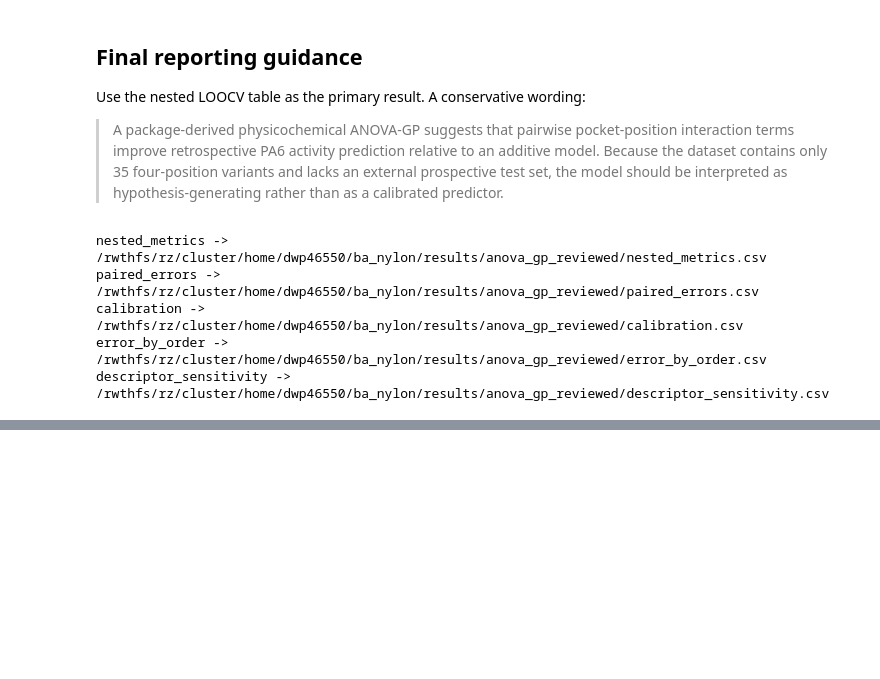
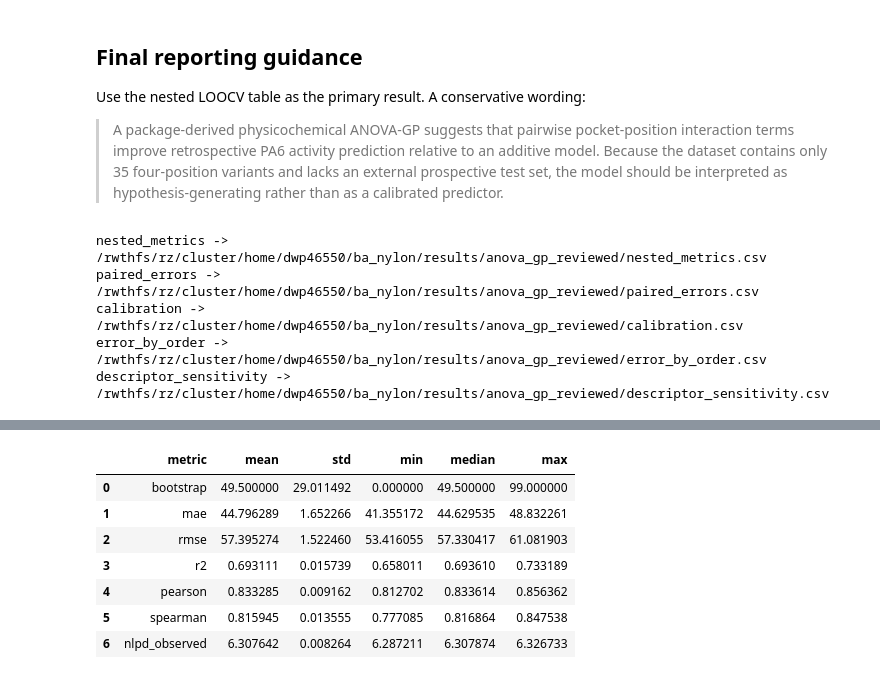
Before and after one commit to AJH305/nylon_md_features, a Jupyter notebook: Notebooks/03b_ANOVA_GP_review_updated.ipynb, the cells around one changed output, grey strips where cells are left out. Drawn from its saved outputs; the diff is of its cells as text; code cells hidden in the pictures; blank space fills up the shorter version.

```diff
--- a/Notebooks/03b_ANOVA_GP_review_updated.ipynb
+++ b/Notebooks/03b_ANOVA_GP_review_updated.ipynb
@@ -989,0 +1623,78 @@ descriptor_sensitivity -> /rwthfs/rz/cluster/home/dwp46550/ba_nylon/results/anov
+# %%
+rng = np.random.default_rng(42)
+
+
+def bootstrap_activity_targets(df_eval, rng):
+    df_boot = df_eval.copy()
+    activity_values = []
+    sem_values = []
+    for _, row in df_boot.iterrows():
+        vals = pd.to_numeric(row[activity_rep_cols], errors="coerce").dropna().to_numpy(dtype=float)
+        if len(vals) == 0:
+            activity_values.append(np.nan)
+            sem_values.append(np.nan)
+            continue
+        sampled = rng.choice(vals, size=len(vals), replace=True)
+        activity_values.append(float(np.mean(sampled)))
+        if len(sampled) > 1:
+            sem_values.append(float(np.std(sampled, ddof=1) / np.sqrt(len(sampled))))
+        else:
+            sem_values.append(float(fallback_sem))
+    df_boot["activity_pa6"] = activity_values
+    df_boot["activity_sem_for_gp"] = pd.Series(sem_values).fillna(fallback_sem).to_numpy()
+    return df_boot
+
+
+def bootstrap_primary_performance(df_eval, source, params, n_boot=100):
+    rows = []
+    for b in range(n_boot):
+        df_boot = bootstrap_activity_targets(df_eval, rng)
+        _, metrics = loocv_anova_gp(
+            df_boot,
+            source=source,
+            lengthscale=params["lengthscale"],
+            sigma_main=params["sigma_main"],
+            sigma_epi=params["sigma_epi"],
+            sigma_noise=params["sigma_noise"],
+            label="bootstrap_primary",
+        )
+        rows.append({"bootstrap": b, **metrics})
+    return pd.DataFrame(rows)
+
+
+bootstrap_params = {
+    "lengthscale": 0.2,
+    "sigma_main": 0.5,
+    "sigma_epi": 4.0,
+    "sigma_noise": 0.5,
+}
+
+bootstrap_metrics = bootstrap_primary_performance(
+    df_core,
+    source=descriptor_source,
+    params=bootstrap_params,
+    n_boot=100,
+)
+
+bootstrap_summary = (
+    bootstrap_metrics
+    .agg(["mean", "std", "min", "median", "max"])
+    .T
+    .reset_index()
+    .rename(columns={"index": "metric"})
+)
+
+display(bootstrap_summary)
+display(bootstrap_metrics.head())
+
+bootstrap_metrics.to_csv(OUTPUT_DIR / "bootstrap_replicate_primary_metrics.csv", index=False)
+bootstrap_summary.to_csv(OUTPUT_DIR / "bootstrap_replicate_primary_summary.csv", index=False)
+# %% [output]
+|  | metric | mean | std | min | median | max |
+| 0 | bootstrap | 49.500000 | 29.011492 | 0.000000 | 49.500000 | 99.000000 |
+| 1 | mae | 44.796289 | 1.652266 | 41.355172 | 44.629535 | 48.832261 |
+| 2 | rmse | 57.395274 | 1.522460 | 53.416055 | 57.330417 | 61.081903 |
+| 3 | r2 | 0.693111 | 0.015739 | 0.658011 | 0.693610 | 0.733189 |
+| 4 | pearson | 0.833285 | 0.009162 | 0.812702 | 0.833614 | 0.856362 |
+| 5 | spearman | 0.815945 | 0.013555 | 0.777085 | 0.816864 | 0.847538 |
+| 6 | nlpd_observed | 6.307642 | 0.008264 | 6.287211 | 6.307874 | 6.326733 |
```
Also changed, not shown: parts of 13 cells of this notebook, 25 other files.
